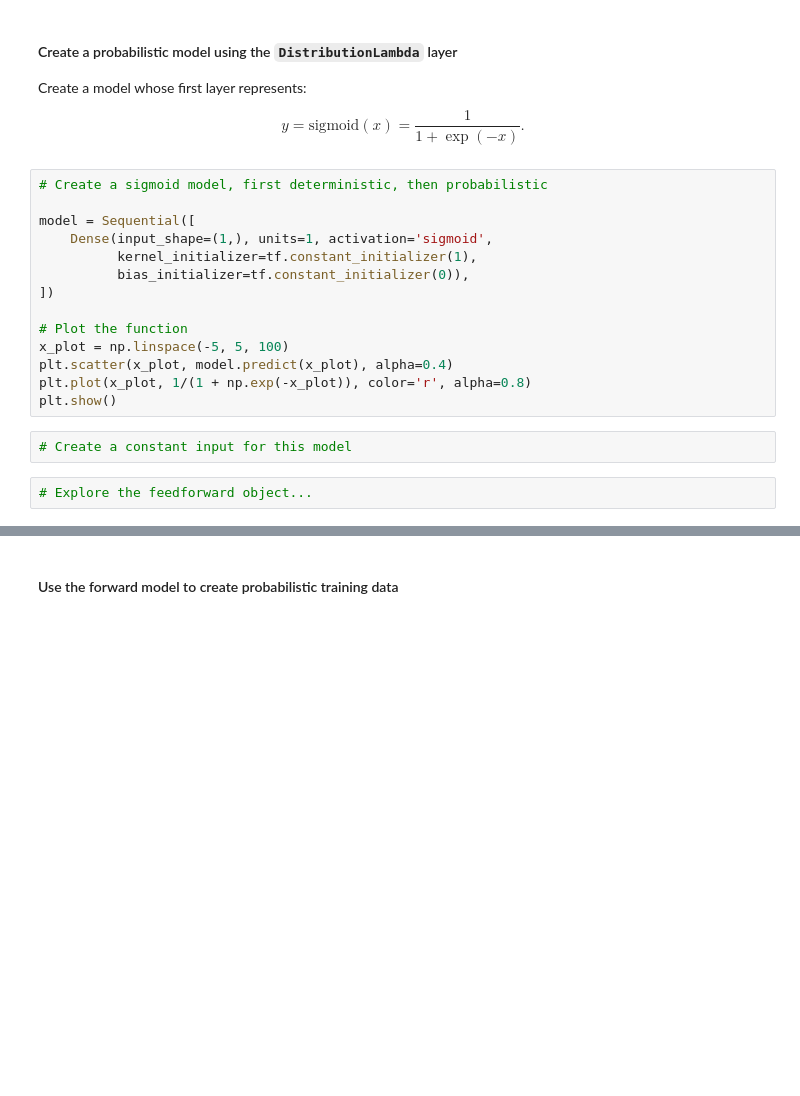
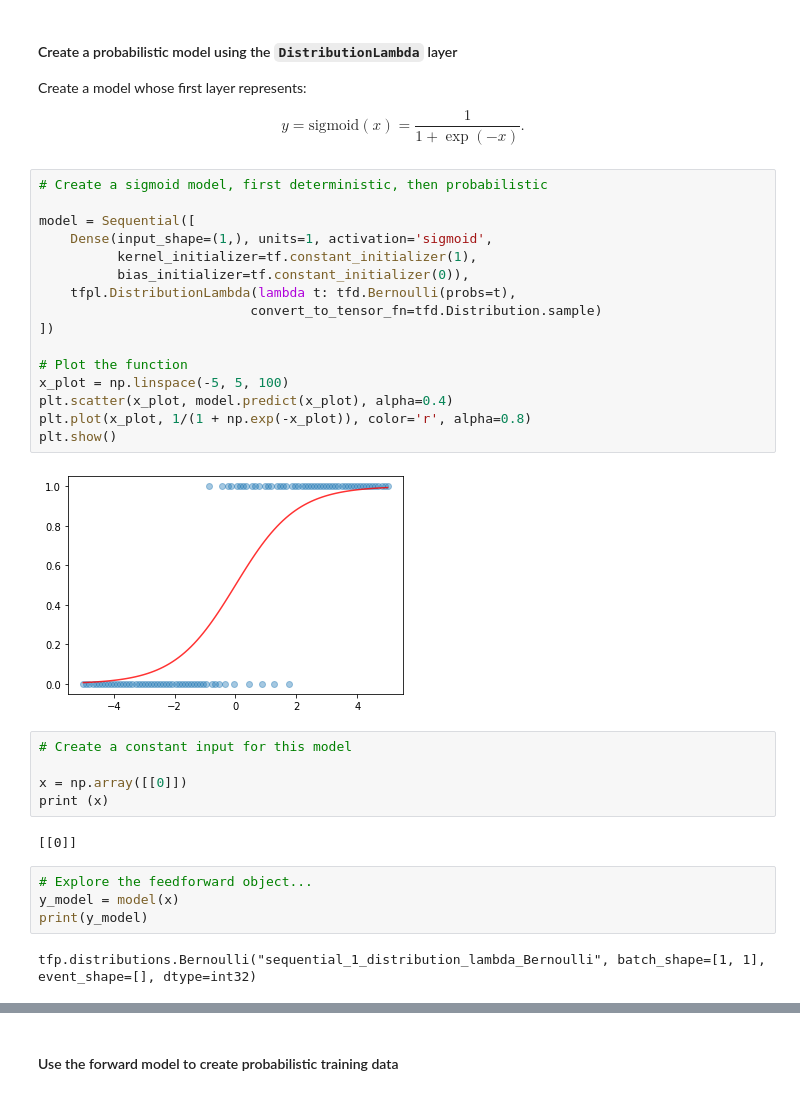
Before and after one commit to ankdesh/LearnTry-ML, a Jupyter notebook: Tensorflow/tfp-coursera/Week2-Probabilistic-Layers.ipynb, the cells around one changed output, grey strips where cells are left out. Drawn from its saved outputs; the diff is of its cells as text; blank space fills up the shorter version.

```diff
--- a/Tensorflow/tfp-coursera/Week2-Probabilistic-Layers.ipynb
+++ b/Tensorflow/tfp-coursera/Week2-Probabilistic-Layers.ipynb
@@ -35,20 +38,33 @@ $$
 # %%
 # Create a sigmoid model, first deterministic, then probabilistic
 
 model = Sequential([
     Dense(input_shape=(1,), units=1, activation='sigmoid',
           kernel_initializer=tf.constant_initializer(1),
           bias_initializer=tf.constant_initializer(0)),
+    tfpl.DistributionLambda(lambda t: tfd.Bernoulli(probs=t),
+                           convert_to_tensor_fn=tfd.Distribution.sample)
 ])
 
 # Plot the function
 x_plot = np.linspace(-5, 5, 100)
 plt.scatter(x_plot, model.predict(x_plot), alpha=0.4)
 plt.plot(x_plot, 1/(1 + np.exp(-x_plot)), color='r', alpha=0.8)
 plt.show()
+# %% [output]
+[figure, added]
 # %%
 # Create a constant input for this model
+
+x = np.array([[0]])
+print (x)
+# %% [output]
+[[0]]
 # %%
 # Explore the feedforward object...
+y_model = model(x)
+print(y_model)
+# %% [output]
+tfp.distributions.Bernoulli("sequential_1_distribution_lambda_Bernoulli", batch_shape=[1, 1], event_shape=[], dtype=int32)
 # %%
 # ... and its behaviour under repeated calls
```
Also changed, not shown: parts of 7 cells of this notebook.
